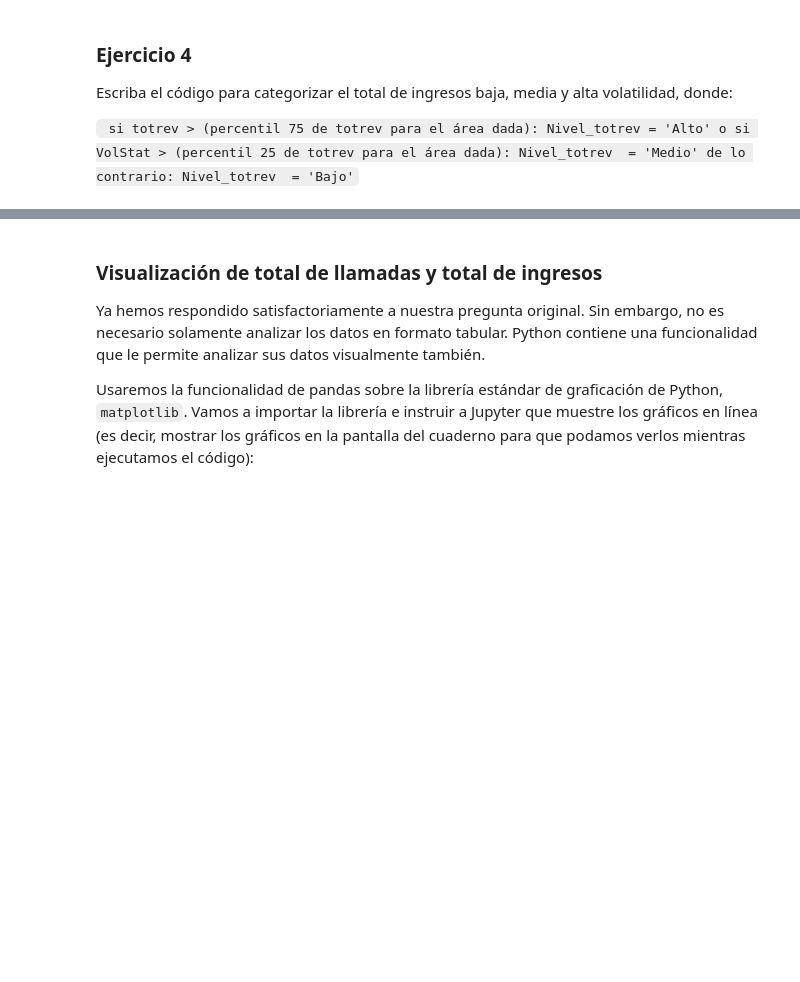
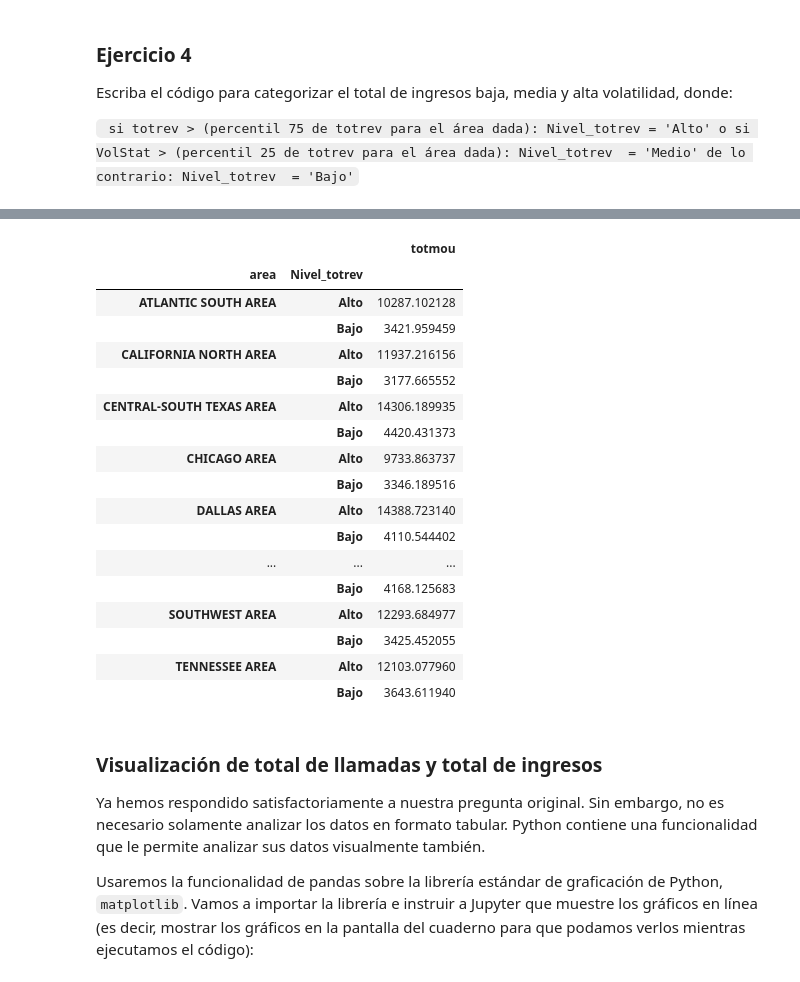
Before and after one commit to Danicode27/pandas_revision, a Jupyter notebook: Cuadernos/Relación entre minutos usados e ingreso de clientes - Introducción a Pandas.ipynb, the cells around one changed output, grey strips where cells are left out. Cells and saved outputs as stored; diff of their text form; code cells hidden in the pictures; blank space fills up the shorter version.

```diff
--- a/Cuadernos/Relación entre minutos usados e ingreso de clientes - Introducción a Pandas.ipynb
+++ b/Cuadernos/Relación entre minutos usados e ingreso de clientes - Introducción a Pandas.ipynb
@@ -669,5 +1115,24 @@ df_con_etiquetas
 # %%
-df_con_etiquetas.groupby(['area','Nivel'])[['totmou']].mean()
+df_con_etiquetas.groupby(['area','Nivel_totrev'])[['totmou']].mean()
+# %% [output]
+|  |  | totmou |
+| area | Nivel_totrev |  |
+| ATLANTIC SOUTH AREA | Alto | 10287.102128 |
+|  | Bajo | 3421.959459 |
+| CALIFORNIA NORTH AREA | Alto | 11937.216156 |
+|  | Bajo | 3177.665552 |
+| CENTRAL-SOUTH TEXAS AREA | Alto | 14306.189935 |
+|  | Bajo | 4420.431373 |
+| CHICAGO AREA | Alto | 9733.863737 |
+|  | Bajo | 3346.189516 |
+| DALLAS AREA | Alto | 14388.723140 |
+|  | Bajo | 4110.544402 |
+| ... | ... | ... |
+|  | Bajo | 4168.125683 |
+| SOUTHWEST AREA | Alto | 12293.684977 |
+|  | Bajo | 3425.452055 |
+| TENNESSEE AREA | Alto | 12103.077960 |
+|  | Bajo | 3643.611940 |
 # %% [markdown]
 ### Visualización de total de llamadas y total de ingresos
 
```
Also changed, not shown: parts of 62 cells of this notebook, 6 other files.
